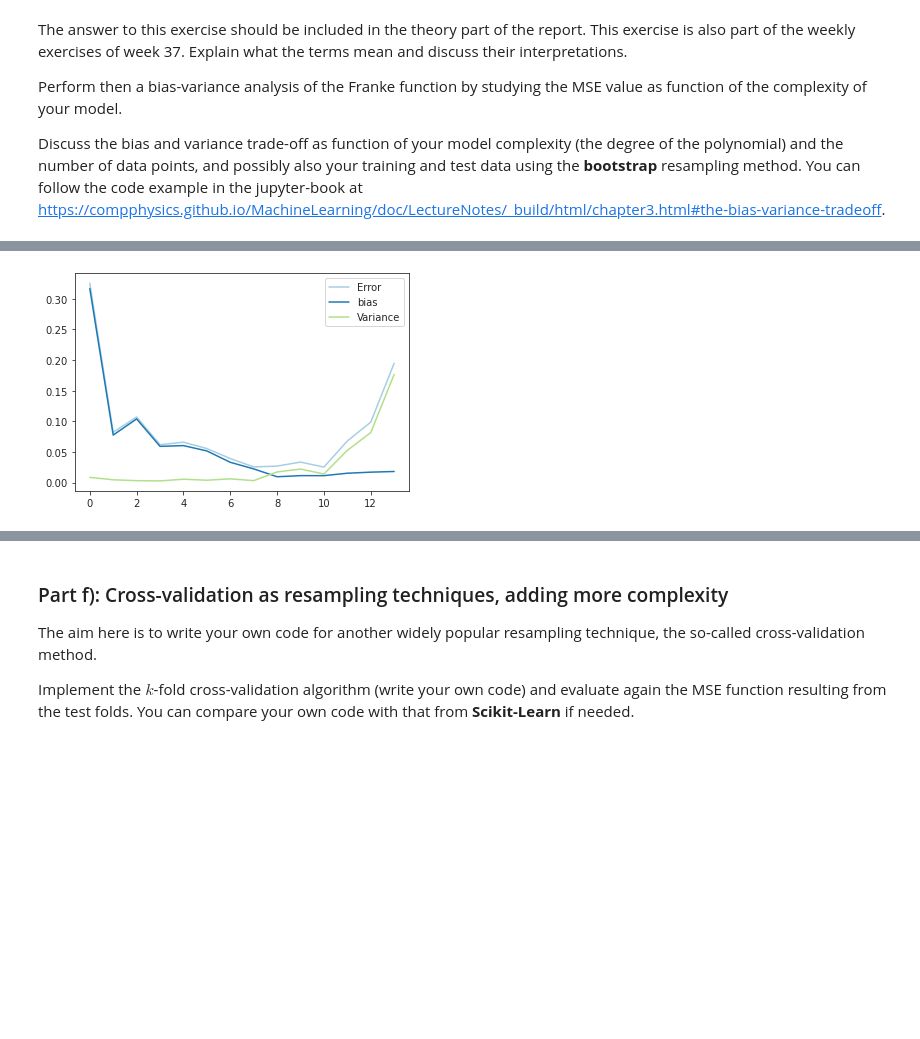
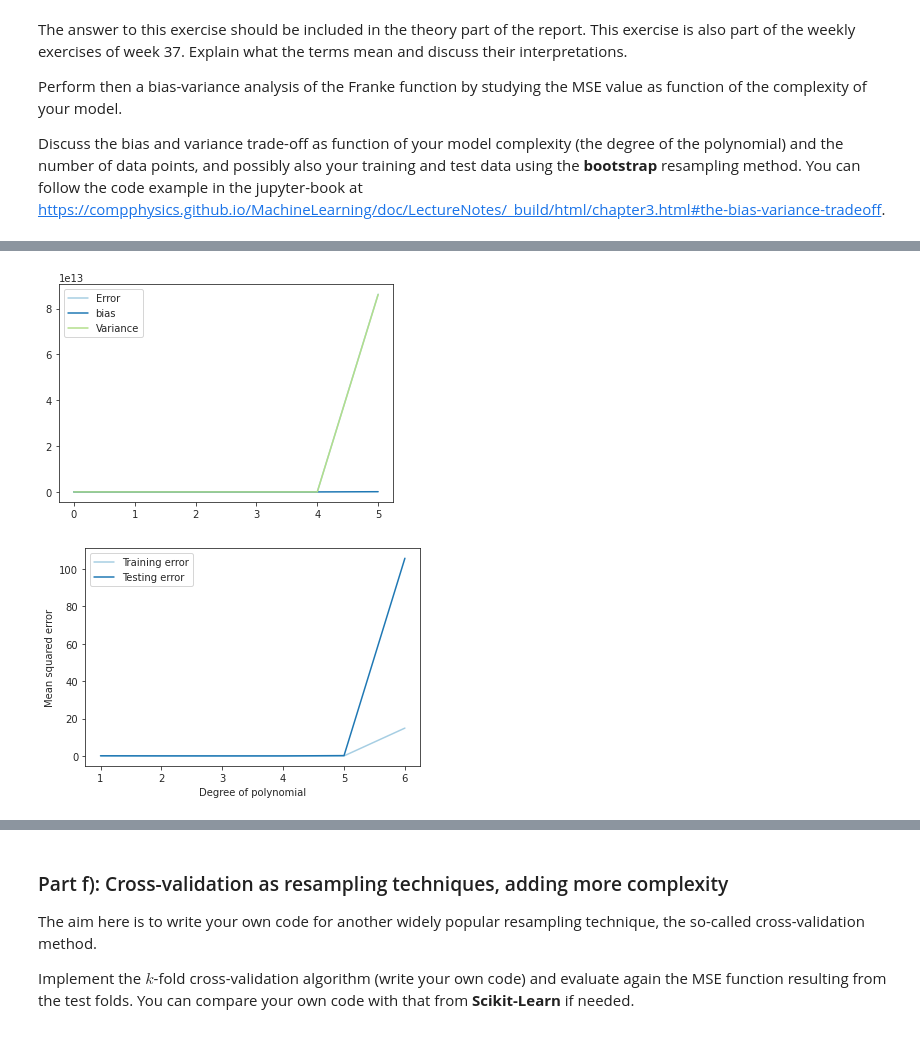
Before and after one commit to krisvals/FYS4155_Projects, a Jupyter notebook: Project1/Project1.ipynb, the cells around one changed output, grey strips where cells are left out. Saved outputs shown, nothing was run; the diff lists cells and outputs as text; code cells hidden in the pictures; blank space fills up the shorter version.

Commit message:
work on Bias and data sample error

```diff
--- a/Project1/Project1.ipynb
+++ b/Project1/Project1.ipynb
@@ -796,24 +796,15 @@ You can follow the code example in the jupyter-book at <https://compphysics.gith
 # %%
 import matplotlib.pyplot as plt
 import numpy as np
-from sklearn.linear_model import LinearRegression, Ridge, Lasso
+from sklearn.linear_model import LinearRegression
 from sklearn.preprocessing import PolynomialFeatures
 from sklearn.model_selection import train_test_split
 from sklearn.pipeline import make_pipeline
 from sklearn.utils import resample
 
 
-n = 40
 n_boostraps = 100
-maxdegree = 14
-
-# Making the R2 and MSE functions
-def R2(y_data, y_model):
-    return 1 - np.sum((y_data - y_model) ** 2) / np.sum((y_data - np.mean(y_data)) ** 2)
-def MSE(y_data,y_model):
-    n = np.size(y_model)
-    return np.sum((y_data-y_model)**2)/n
-
+maxdegree = 6
 
 # Generating the data set
 x = np.arange(0, 1, 0.05)
@@ -826,7 +817,7 @@ def FrankeFunction(x, y):
     term4 = -0.2 * np.exp(-(9 * x - 4) ** 2 - (9 * y - 7) ** 2)
     return term1 + term2 + term3 + term4
 
-noise = 0
+noise = 0.001
 z = FrankeFunction(x, y) + noise * np.random.randn(20) # the additional term is the noise. Adjust the factor by a small number (<<1)
 
 # Making the data into lists
@@ -834,33 +825,51 @@ x_flat = x.flatten()
 y_flat = y.flatten()
 z_flat = z.flatten()
 
-def fit(degree_x, degree_y):
-    X = np.zeros((len(x_flat), (degree_x+1)*(degree_y+1)))
-    col_idx = 0
-    for i in range(degree_x + 1):
-        for j in range(degree_y + 1):
-            X[:, col_idx] = x_flat**i * y_flat**j
-            col_idx += 1
-    X_train, X_test, z_train, z_test = train_test_split(X, z_flat, test_size=0.2)
+def create_X(x, y, n ):
+    if len(x.shape) > 1:
+        x = np.ravel(x)
+        y = np.ravel(y)
 
+    N = len(x)
+    l = int((n+1)*(n+2)/2) # Number of elements in beta
+    X = np.ones((N,l))
+
+    for i in range(1,n+1):
+        q = int((i)*(i+1)/2)
+        for k in range(i+1):
+            X[:,q+k] = (x**(i-k))*(y**k)
+    return X
 
 error = np.zeros(maxdegree)
 bias = np.zeros(maxdegree)
 variance = np.zeros(maxdegree)
 polydegree = np.zeros(maxdegree)
 
+train_errors, test_errors = [], []
 
 for degree in range(maxdegree):
+    X = create_X(X_flat, Y_flat, n=degree)
+    x_train, x_test, z_train, Z_test = train_test_split(X, z_flat, test_size=0.2)
+    z_test = np.reshape(Z_test,(len(Z_test),1))
     model = make_pipeline(PolynomialFeatures(degree=degree), LinearRegression(fit_intercept=False))
-    y_pred = np.empty((y_test.shape[0], n_boostraps))
-    for i in range(n_boostraps):
-        x_, y_ = resample(x_train, y_train)
+    y_pred = np.empty((z_test.shape[0], n_boostraps))
+    for k in range(n_boostraps):
+        x_, y_ = resample(x_train, z_train)
         y_pred[:, i] = model.fit(x_, y_).predict(x_test).ravel()
+    polydegree[degree] = degree
+    error[degree] = np.mean( np.mean((z_test - y_pred)**2, axis=1, keepdims=True) )
+    bias[degree] = np.mean( (z_test - np.mean(y_pred, axis=1, keepdims=True))**2 )
+    variance[degree] = np.mean( np.var(y_pred, axis=1, keepdims=True) )
 
-    polydegree[degree] = degree
-    error[degree] = np.mean( np.mean((y_test - y_pred)**2, axis=1, keepdims=True) )
-    bias[degree] = np.mean( (y_test - np.mean(y_pred, axis=1, keepdims=True))**2 )
-    variance[degree] = np.mean( np.var(y_pred, axis=1, keepdims=True) )
+    # Evaluate the model on the training and testing data (#Code from https://spotintelligence.com/2023/04/11/bias-variance-trade-off/)
+    y_pred_train = model.predict(x_train)
+    y_pred_test = model.predict(x_test)
+    train_error = mean_squared_error(z_train, y_pred_train)
+    test_error = mean_squared_error(z_test, y_pred_test)
+    train_errors.append(train_error)
+    test_errors.append(test_error)
+
+    print('Shape:', X.shape)
     print('Polynomial degree:', degree)
     print('Error:', error[degree])
     print('Bias^2:', bias[degree])
@@ -871,7 +880,15 @@ for degree in range(maxdegree):
 plt.plot(polydegree, error, label='Error')
 plt.plot(polydegree, bias, label='bias')
 plt.plot(polydegree, variance, label='Variance')
+ax.set_ylim(0.0,0.4)
 plt.legend()
 plt.savefig('Bias_Var_Tradeoff.png', format='png')
 plt.show()
+
+plt.plot(degrees, train_errors, label='Training error')
+plt.plot(degrees, test_errors, label='Testing error')
+plt.legend()
+plt.xlabel('Degree of polynomial')
+plt.ylabel('Mean squared error')
+plt.show()
 # %% [output]
@@ -895 +912,2 @@ Var: 0.17669344056867822
-[figure, old version]
+[figure, new version]
+[figure, added]
```
Also changed, not shown: parts of 6 cells of this notebook.
